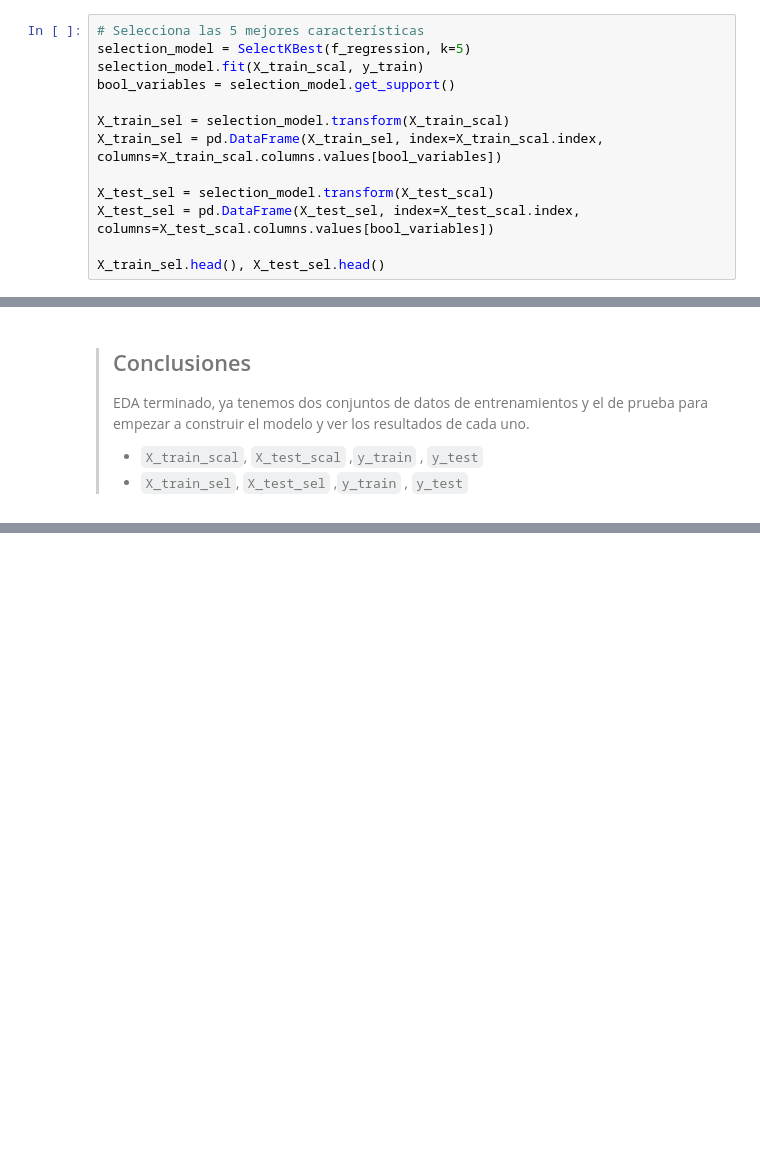
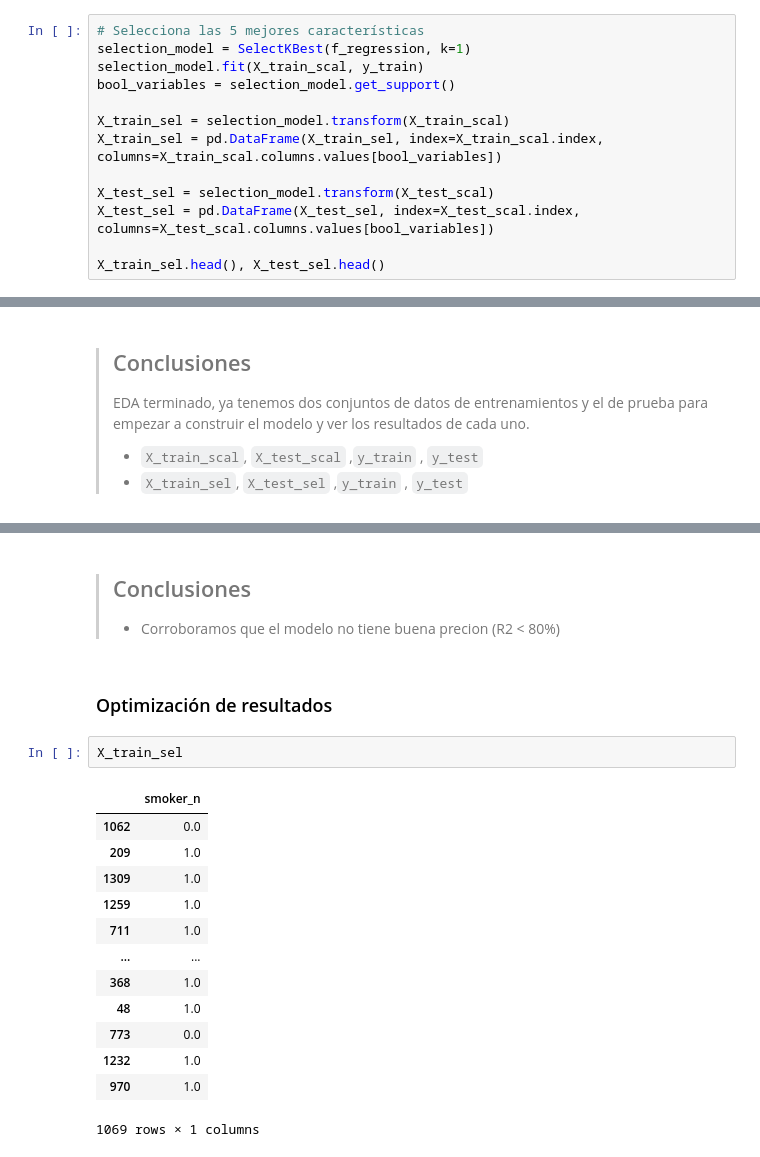
Before and after one commit to 4GeeksAcademy/pabloaznar-intro-ml, a Jupyter notebook: src/02-linear-regression.ipynb, the cells around one changed output, grey strips where cells are left out. Cells and saved outputs as stored; diff of their text form; blank space fills up the shorter version.

```diff
--- a/src/02-linear-regression.ipynb
+++ b/src/02-linear-regression.ipynb
@@ -333,7 +335,7 @@ with open('../models/lineal-regression-min_max_scaler.pkl', 'wb') as file:
 ### Seleccción de Características
 # %%
 # Selecciona las 5 mejores características
-selection_model = SelectKBest(f_regression, k=5)
+selection_model = SelectKBest(f_regression, k=1)
 selection_model.fit(X_train_scal, y_train)
 bool_variables = selection_model.get_support()
 
@@ -365,0 +469,22 @@ X_train_sel.head(), X_test_sel.head()
+# %% [markdown]
+> ## Conclusiones
+>
+> - Corroboramos que el modelo no tiene buena precion (R2 < 80%)
+# %% [markdown]
+### Optimización de resultados
+# %%
+X_train_sel
+# %% [output]
+|  | smoker_n |
+| 1062 | 0.0 |
+| 209 | 1.0 |
+| 1309 | 1.0 |
+| 1259 | 1.0 |
+| 711 | 1.0 |
+| ... | ... |
+| 368 | 1.0 |
+| 48 | 1.0 |
+| 773 | 0.0 |
+| 1232 | 1.0 |
+| 970 | 1.0 |
+1069 rows × 1 columns
```
Also changed, not shown: parts of 21 cells of this notebook, 1 other file.
